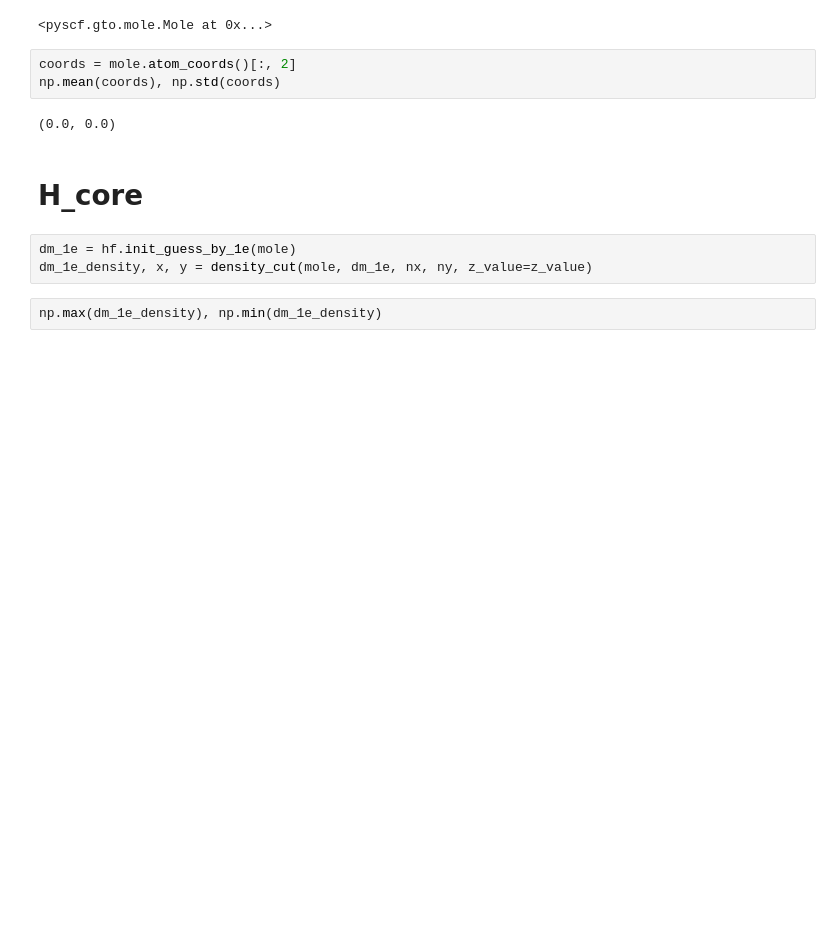
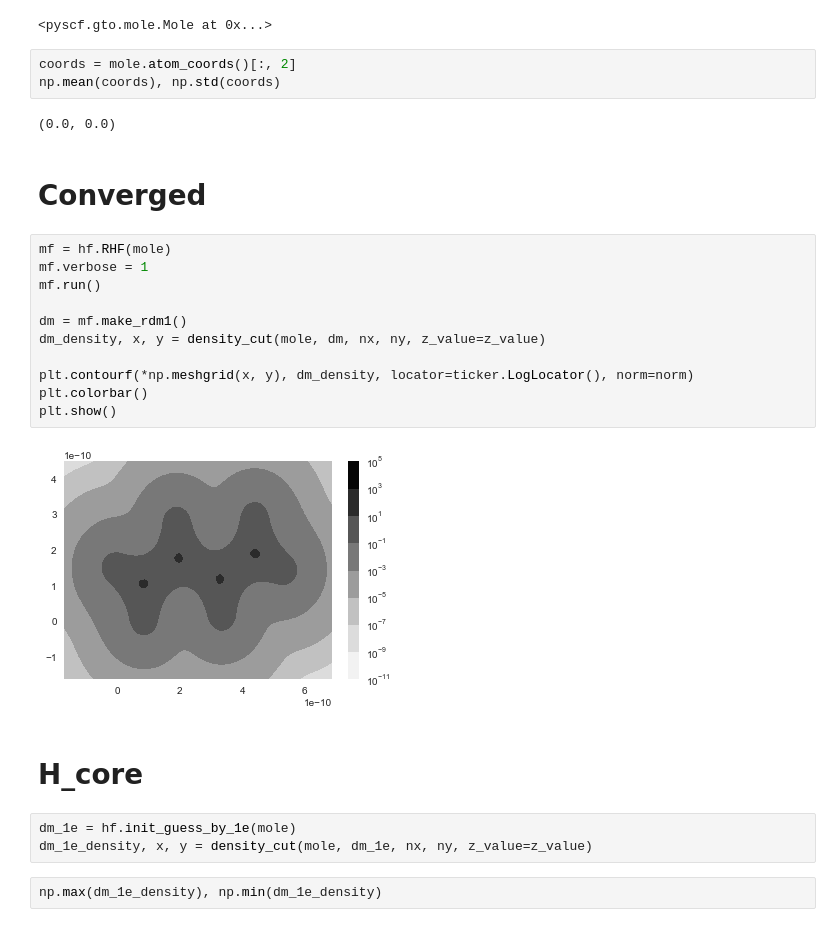
Before and after one commit to jcartus/SCFInitialGuess, a Jupyter notebook: butadien/notebooks/Density.ipynb, the cells around one changed output. Saved outputs shown, nothing was run; the diff lists cells and outputs as text; blank space fills up the shorter version.

```diff
--- a/butadien/notebooks/Density.ipynb
+++ b/butadien/notebooks/Density.ipynb
@@ -58,6 +98,21 @@ coords = mole.atom_coords()[:, 2]
 np.mean(coords), np.std(coords)
 # %% [output]
 (0.0, 0.0)
+# %% [markdown]
+# Converged
+# %%
+mf = hf.RHF(mole)
+mf.verbose = 1
+mf.run()
+
+dm = mf.make_rdm1()
+dm_density, x, y = density_cut(mole, dm, nx, ny, z_value=z_value)
+
+plt.contourf(*np.meshgrid(x, y), dm_density, locator=ticker.LogLocator(), norm=norm)
+plt.colorbar()
+plt.show()
+# %% [output]
+[figure, added]
 # %% [markdown]
 # H_core
 # %%
```
Also changed, not shown: parts of 19 cells of this notebook.
